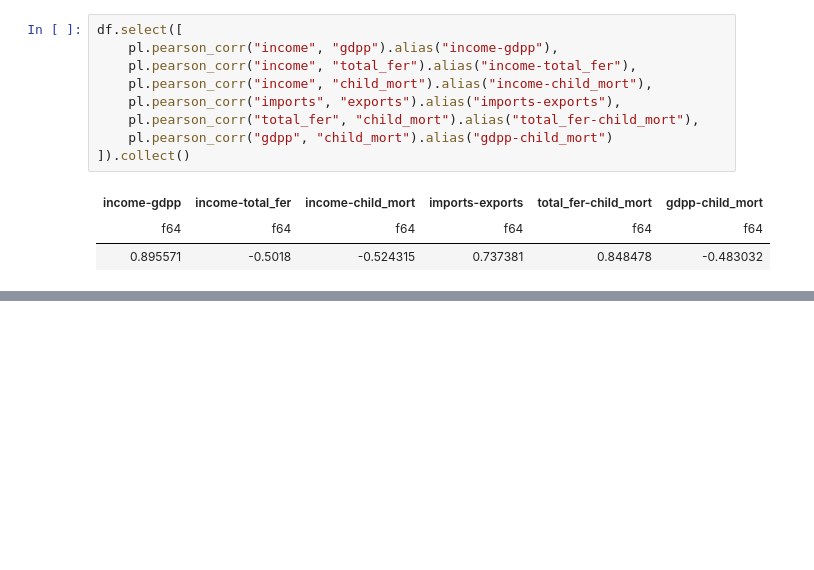
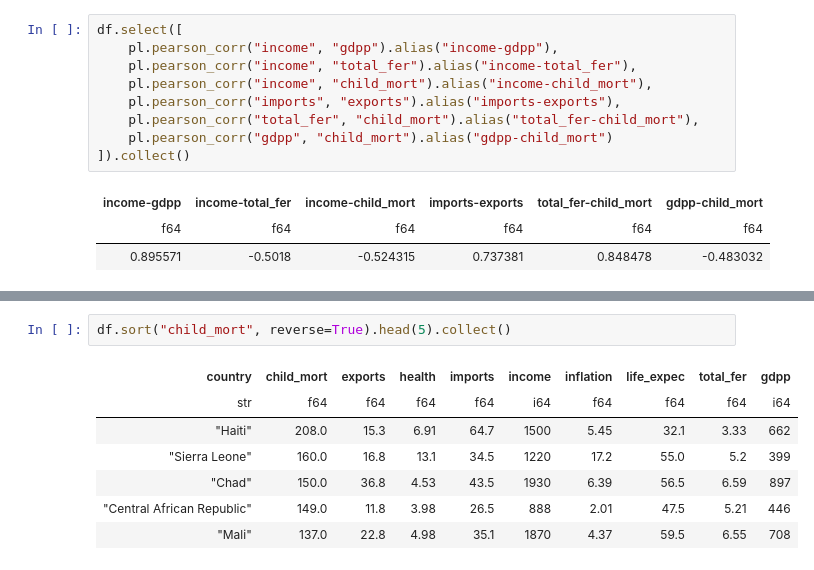
Before and after one commit to ikollipara/Data-Science, a Jupyter notebook: UN Problem/un_2.ipynb, the cells around one changed output, grey strips where cells are left out. Drawn from its saved outputs; the diff is of its cells as text; blank space fills up the shorter version.

```diff
--- a/UN Problem/un_2.ipynb
+++ b/UN Problem/un_2.ipynb
@@ -44,0 +71,10 @@ sb.pairplot(df.select(pl.col(["income", "gdpp", "total_fer", "child_mort", "impo
+# %%
+df.sort("child_mort", reverse=True).head(5).collect()
+# %% [output]
+| country | child_mort | exports | health | imports | income | inflation | life_expec | total_fer | gdpp |
+| str | f64 | f64 | f64 | f64 | i64 | f64 | f64 | f64 | i64 |
+| "Haiti" | 208.0 | 15.3 | 6.91 | 64.7 | 1500 | 5.45 | 32.1 | 3.33 | 662 |
+| "Sierra Leone" | 160.0 | 16.8 | 13.1 | 34.5 | 1220 | 17.2 | 55.0 | 5.2 | 399 |
+| "Chad" | 150.0 | 36.8 | 4.53 | 43.5 | 1930 | 6.39 | 56.5 | 6.59 | 897 |
+| "Central African Republic" | 149.0 | 11.8 | 3.98 | 26.5 | 888 | 2.01 | 47.5 | 5.21 | 446 |
+| "Mali" | 137.0 | 22.8 | 4.98 | 35.1 | 1870 | 4.37 | 59.5 | 6.55 | 708 |
```
Also changed, not shown: parts of 22 cells of this notebook.
